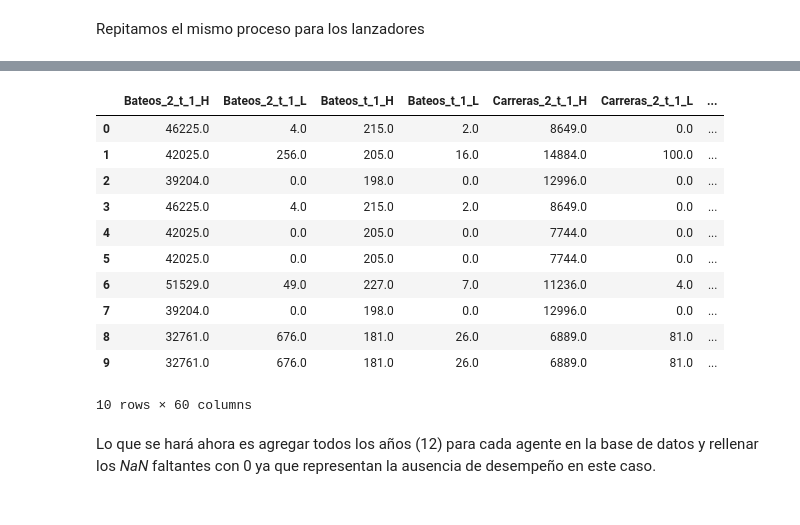
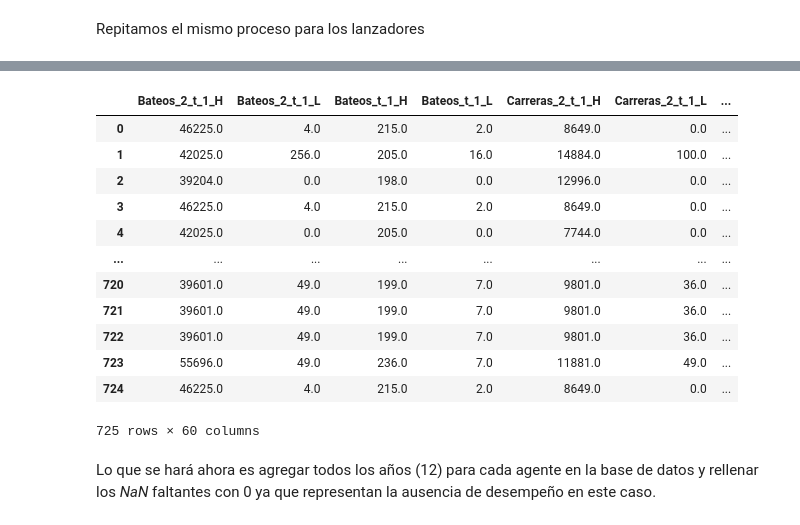
Before and after one commit to PhysTony/MLB_hardball_negotations, a Jupyter notebook: ETL_Scripts/First_Two_Year_Contract/all_players_dataframe_t_1.ipynb, the cells around one changed output, grey strips where cells are left out. Cells and saved outputs as stored; diff of their text form; code cells hidden in the pictures.

```diff
--- a/ETL_Scripts/First_Two_Year_Contract/all_players_dataframe_t_1.ipynb
+++ b/ETL_Scripts/First_Two_Year_Contract/all_players_dataframe_t_1.ipynb
@@ -1141,17 +1832,34 @@ sport_st_pitcher = [12,14, 23,29, 25,27,
+# %%
+pitcher_regular_stats = ['Bateos_2_t_1', 'Bateos_t_1',
+                        'Carreras_2_t_1', 'Carreras_t_1',
+                        'Carreras_ganadas_2_t_1', 'Carreras_ganadas_t_1',
+                        'Comando_2_t_1', 'Comando_t_1',
+                        'Control_2_t_1', 'Control_t_1',
+                        'Dominio_2_t_1', 'Dominio_t_1',
+                        'ERA_2_t_1', 'ERA_t_1',
+                        'Inning_pitched_2_t_1', 'Inning_pitched_t_1',
+                        'Losses_2_t_1', 'Losses_t_1',
+                        'Saves_2_t_1', 'Saves_t_1',
+                        'Strike_outs_2_t_1', 'Strike_outs_t_1',
+                        'WAR_2_t_1', 'WAR_t_1',
+                        'WHIP_2_t_1', 'WHIP_t_1',
+                        'Walks_2_t_1', 'Walks_t_1',
+                        'Wins_2_t_1', 'Wins_t_1']
+pitcher_regular_stats = sorted(pitcher_regular_stats)
 # %%
-# Hitter
-for sport_stat in range(0,len(sport_st_pitcher)):
+# Pitcheer
+for stat in range(0,len(pitcher_regular_stats)):
     # Variables auxiliares
-    stat = pitcher_names[sport_st_pitcher[sport_stat]]
-    max_stat_name = pitcher_names[sport_st_pitcher[sport_stat]] + '_H'
-    min_stat_name = pitcher_names[sport_st_pitcher[sport_stat]] + '_L'
+    stat_name = pitcher_regular_stats[stat]
+    max_stat_name = stat_name + '_H'
+    min_stat_name = stat_name + '_L'
 
     # Máximos por equipo
-    max_stat = pd.DataFrame({"Acronimo_t":empiric_panel_pitcher.groupby(by = "Acronimo_t")[stat].max().index,
-                             max_stat_name: empiric_panel_pitcher.groupby(by = "Acronimo_t")[stat].max().values})
+    max_stat = pd.DataFrame({"Acronimo_t":empiric_panel_pitcher.groupby(by = "Acronimo_t")[stat_name].max().index,
+                             max_stat_name: empiric_panel_pitcher.groupby(by = "Acronimo_t")[stat_name].max().values})
     # Mínimos por equipo
-    min_stat = pd.DataFrame({"Acronimo_t":empiric_panel_pitcher.groupby(by = "Acronimo_t")[stat].min().index,
-                             min_stat_name: empiric_panel_pitcher.groupby(by = "Acronimo_t")[stat].min().values})
+    min_stat = pd.DataFrame({"Acronimo_t":empiric_panel_pitcher.groupby(by = "Acronimo_t")[stat_name].min().index,
+                             min_stat_name: empiric_panel_pitcher.groupby(by = "Acronimo_t")[stat_name].min().values})
     empiric_panel_pitcher = empiric_panel_pitcher.merge(max_stat, on = "Acronimo_t",
                                                         how = "left")
     empiric_panel_pitcher = empiric_panel_pitcher.merge(min_stat, on = "Acronimo_t",
@@ -1182,18 +1874,21 @@ index: 200
 # %%
-empiric_panel_pitcher.iloc[:,141:empiric_panel_pitcher.shape[0]-1].head(10)
+start = empiric_panel_pitcher.columns.get_loc('Bateos_2_t_1_H')
+end = empiric_panel_pitcher.columns.get_loc('Wins_t_1_L') + 1
+empiric_panel_pitcher.iloc[:,start:end]
 # %% [output]
 |  | Bateos_2_t_1_H | Bateos_2_t_1_L | Bateos_t_1_H | Bateos_t_1_L | Carreras_2_t_1_H | Carreras_2_t_1_L | ... |
 | 0 | 46225.0 | 4.0 | 215.0 | 2.0 | 8649.0 | 0.0 | ... |
 | 1 | 42025.0 | 256.0 | 205.0 | 16.0 | 14884.0 | 100.0 | ... |
 | 2 | 39204.0 | 0.0 | 198.0 | 0.0 | 12996.0 | 0.0 | ... |
 | 3 | 46225.0 | 4.0 | 215.0 | 2.0 | 8649.0 | 0.0 | ... |
 | 4 | 42025.0 | 0.0 | 205.0 | 0.0 | 7744.0 | 0.0 | ... |
-| 5 | 42025.0 | 0.0 | 205.0 | 0.0 | 7744.0 | 0.0 | ... |
-| 6 | 51529.0 | 49.0 | 227.0 | 7.0 | 11236.0 | 4.0 | ... |
-| 7 | 39204.0 | 0.0 | 198.0 | 0.0 | 12996.0 | 0.0 | ... |
-| 8 | 32761.0 | 676.0 | 181.0 | 26.0 | 6889.0 | 81.0 | ... |
-| 9 | 32761.0 | 676.0 | 181.0 | 26.0 | 6889.0 | 81.0 | ... |
+| ... | ... | ... | ... | ... | ... | ... | ... |
+| 720 | 39601.0 | 49.0 | 199.0 | 7.0 | 9801.0 | 36.0 | ... |
+| 721 | 39601.0 | 49.0 | 199.0 | 7.0 | 9801.0 | 36.0 | ... |
+| 722 | 39601.0 | 49.0 | 199.0 | 7.0 | 9801.0 | 36.0 | ... |
+| 723 | 55696.0 | 49.0 | 236.0 | 7.0 | 11881.0 | 49.0 | ... |
+| 724 | 46225.0 | 4.0 | 215.0 | 2.0 | 8649.0 | 0.0 | ... |
-10 rows × 60 columns
+725 rows × 60 columns
 # %% [markdown]
 Lo que se hará ahora es agregar todos los años (12) para cada agente en la base de datos y rellenar los *NaN* faltantes con 0 ya que representan la ausencia de desempeño en este caso.
 # %%
```
Also changed, not shown: parts of 106 cells of this notebook.
